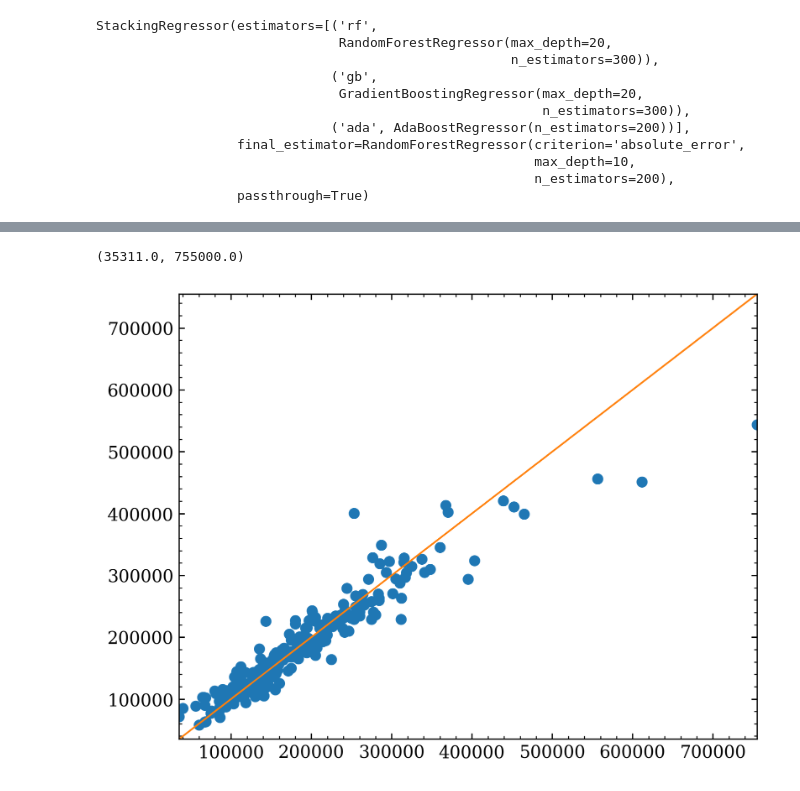
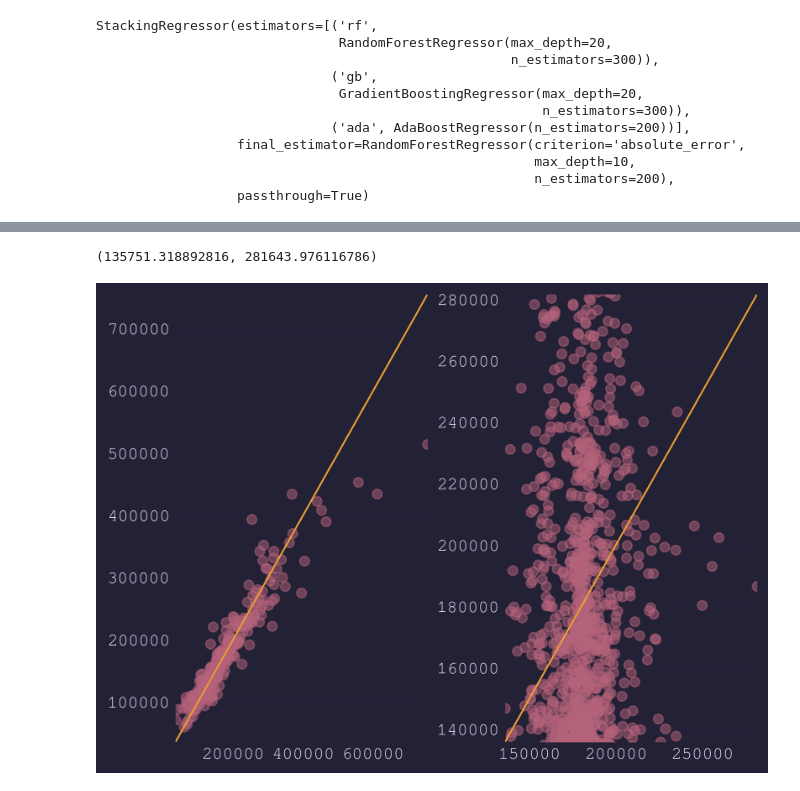
Before and after one commit to Chatr0uge/house_prices-kaggle, a Jupyter notebook: submit.ipynb, the cells around one changed output, grey strips where cells are left out. Saved outputs shown, nothing was run; the diff lists cells and outputs as text; code cells hidden in the pictures.

```diff
--- a/submit.ipynb
+++ b/submit.ipynb
@@ -121,10 +119,16 @@ y
+# %%
+plt.style.use('rose-pine')
 # %%
-fig, ax = plt.subplots()
-plt.style.use('seaborn-whitegrid')
-ax.plot(y_test, clf.predict(X_test), 'o', lw = 0)
-ax.plot(y_test, y_test, lw=1)
-ax.set_xlim(y_test.min(), y_test.max())
-ax.set_ylim(y_test.min(), y_test.max())
+fig, ax = plt.subplots(1,2)
+ax[0].plot(y_test, clf.predict(X_test), 'o', lw = 0, alpha = .5)
+ax[0].plot(y_test, y_test, lw=1)
+ax[0].set_xlim(y_test.min(), y_test.max())
+ax[0].set_ylim(y_test.min(), y_test.max())
+
+ax[1].plot(df_num_test['SalePrice'], clf.predict(df_num_test_scaled), 'o', lw = 0, alpha = .5)
+ax[1].plot(df_num_test['SalePrice'], df_num_test['SalePrice'], lw=1)
+ax[1].set_xlim(df_num_test['SalePrice'].min(), df_num_test['SalePrice'].max())
+ax[1].set_ylim(df_num_test['SalePrice'].min(), df_num_test['SalePrice'].max())
 # %% [output]
-(35311.0, 755000.0)
+(135751.318892816, 281643.976116786)
-[figure, old version]
+[figure, new version]
```
Also changed, not shown: parts of 5 cells of this notebook.
